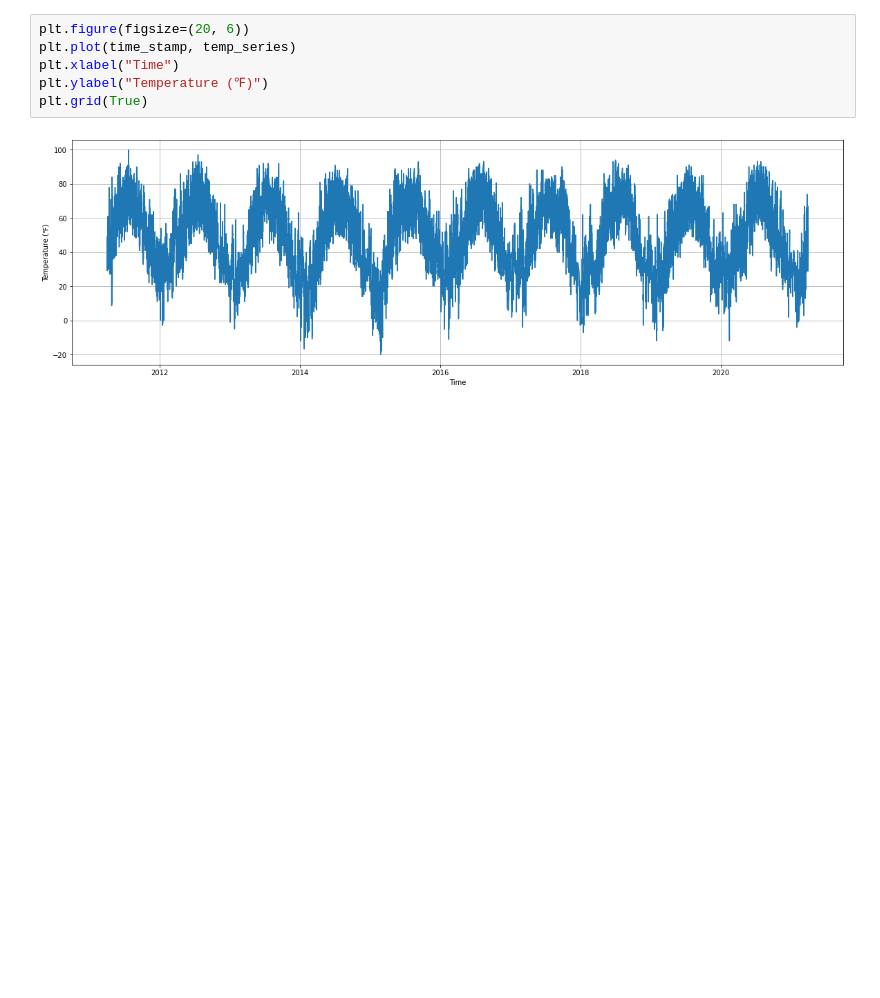
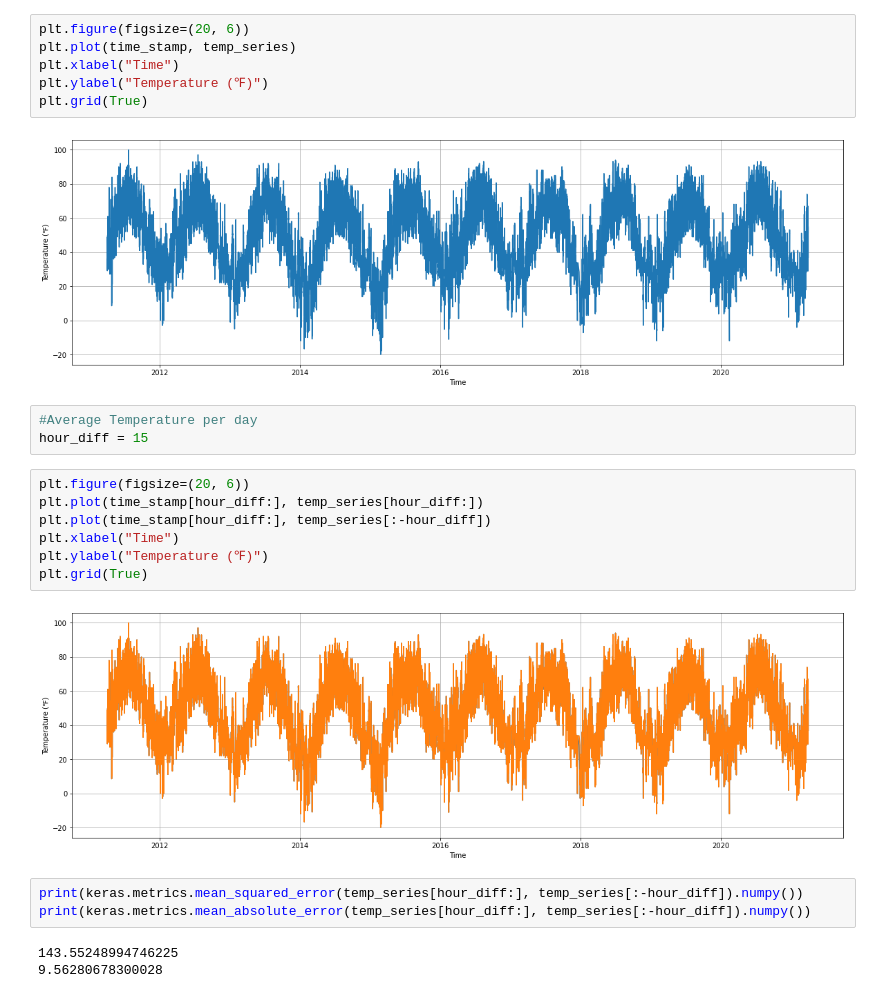
Before and after one commit to danielee3/ProjectWX, a Jupyter notebook: How_Cold_Is_It_Tomorrow?.ipynb, the cells around one changed output. Saved outputs shown, nothing was run; the diff lists cells and outputs as text; blank space fills up the shorter version.

```diff
--- a/How_Cold_Is_It_Tomorrow?.ipynb
+++ b/How_Cold_Is_It_Tomorrow?.ipynb
@@ -99,3 +64,21 @@ plt.ylabel("Temperature (℉)")
 plt.grid(True)
 # %% [output]
 [figure]
+# %%
+#Average Temperature per day
+hour_diff = 15
+# %%
+plt.figure(figsize=(20, 6))
+plt.plot(time_stamp[hour_diff:], temp_series[hour_diff:])
+plt.plot(time_stamp[hour_diff:], temp_series[:-hour_diff])
+plt.xlabel("Time")
+plt.ylabel("Temperature (℉)")
+plt.grid(True)
+# %% [output]
+[figure, added]
+# %%
+print(keras.metrics.mean_squared_error(temp_series[hour_diff:], temp_series[:-hour_diff]).numpy())
+print(keras.metrics.mean_absolute_error(temp_series[hour_diff:], temp_series[:-hour_diff]).numpy())
+# %% [output]
+143.55248994746225
+9.56280678300028
```
Also changed, not shown: parts of 4 cells of this notebook.
